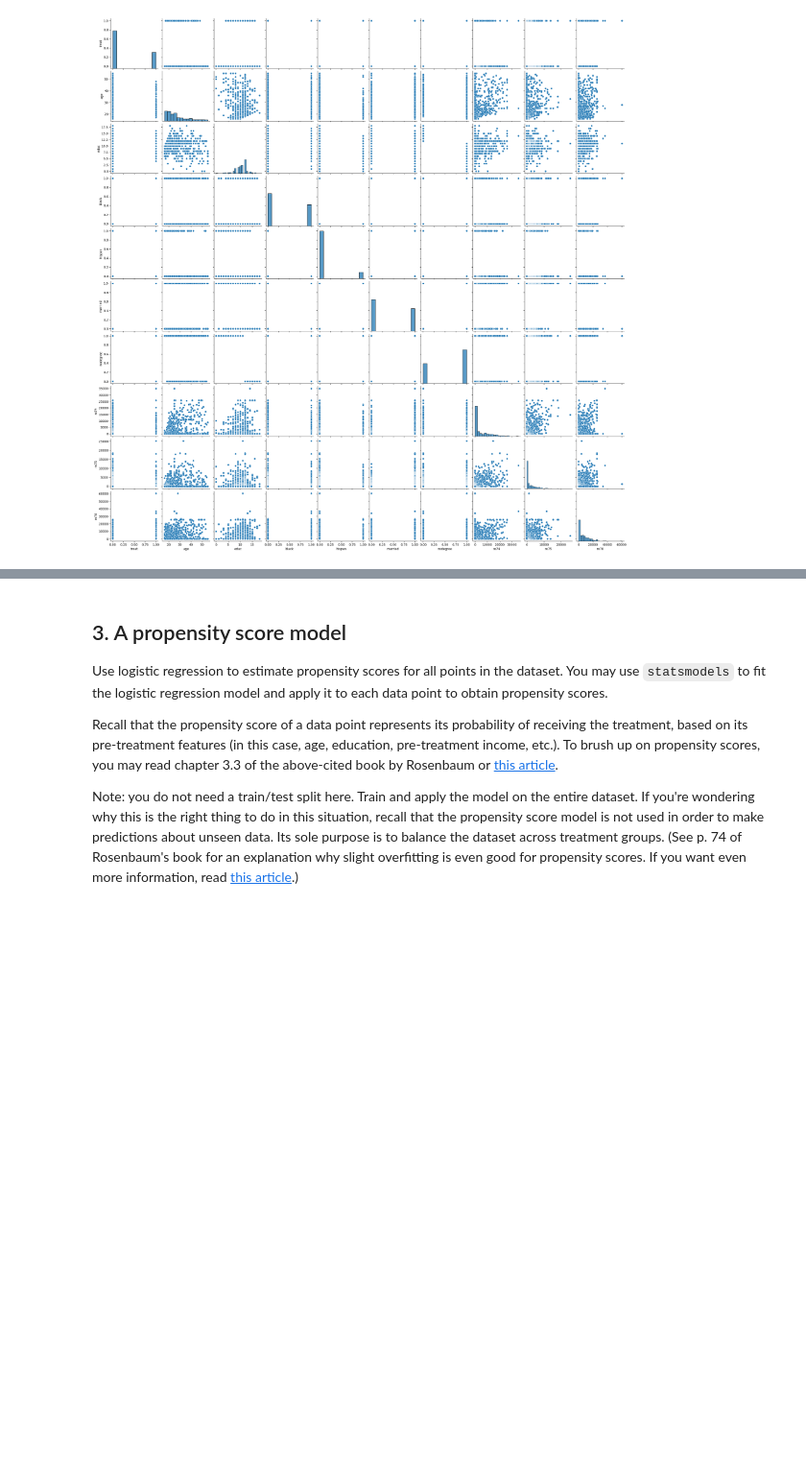
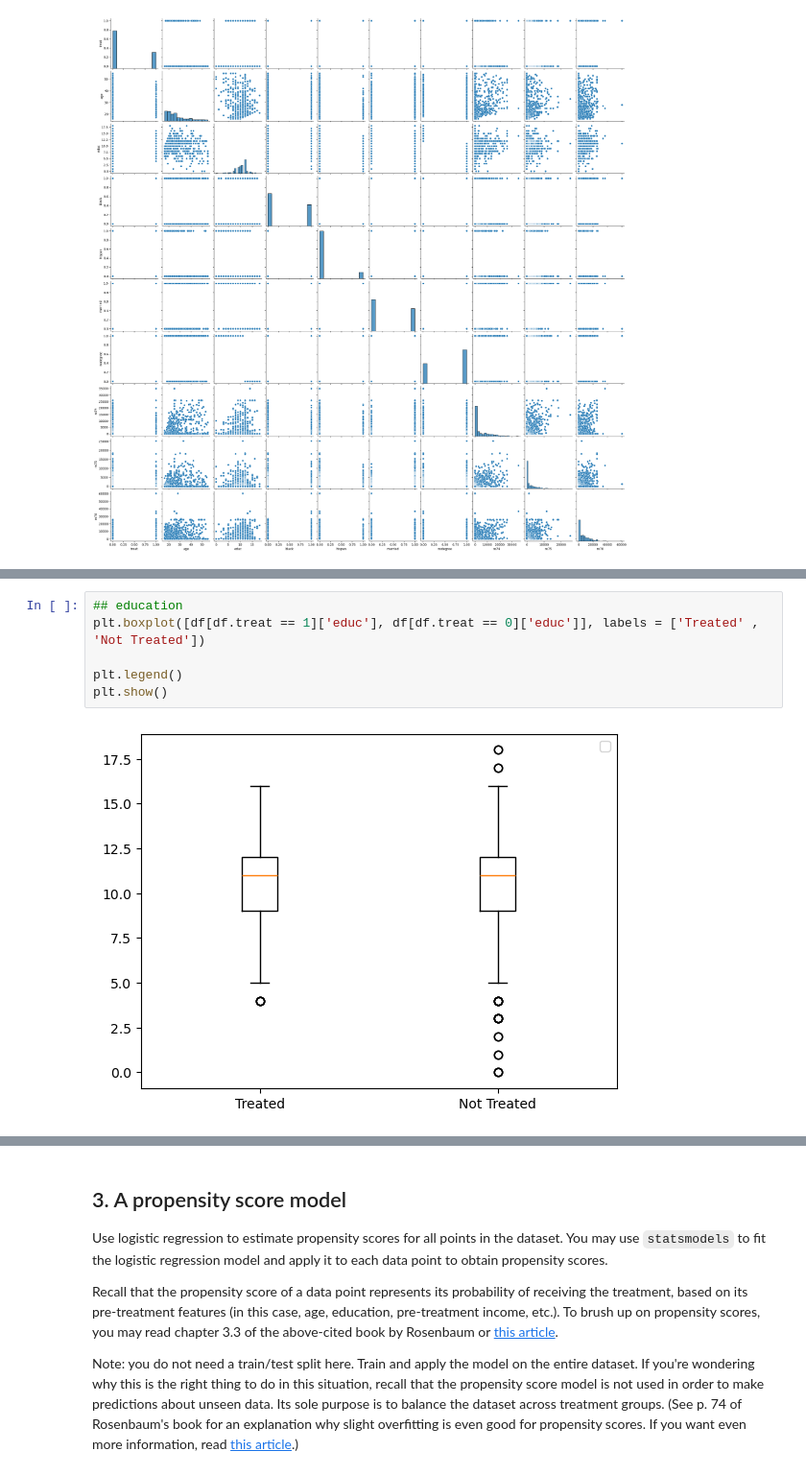
Before and after one commit to PabloVallbona/ADA2025, a Jupyter notebook: Exercises/05 - Causal analysis of observational data/Observational studies exercise.ipynb, the cells around one changed output, grey strips where cells are left out. Shown at 96% size. Cells and saved outputs as stored; diff of their text form; blank space fills up the shorter version.

```diff
--- a/Exercises/05 - Causal analysis of observational data/Observational studies exercise.ipynb
+++ b/Exercises/05 - Causal analysis of observational data/Observational studies exercise.ipynb
@@ -168,0 +99,8 @@ plt.show()
+# %%
+## education
+plt.boxplot([df[df.treat == 1]['educ'], df[df.treat == 0]['educ']], labels = ['Treated' , 'Not Treated'])
+
+plt.legend()
+plt.show()
+# %% [output]
+[figure, added]
```
Also changed, not shown: parts of 27 cells of this notebook, 10 other files.
